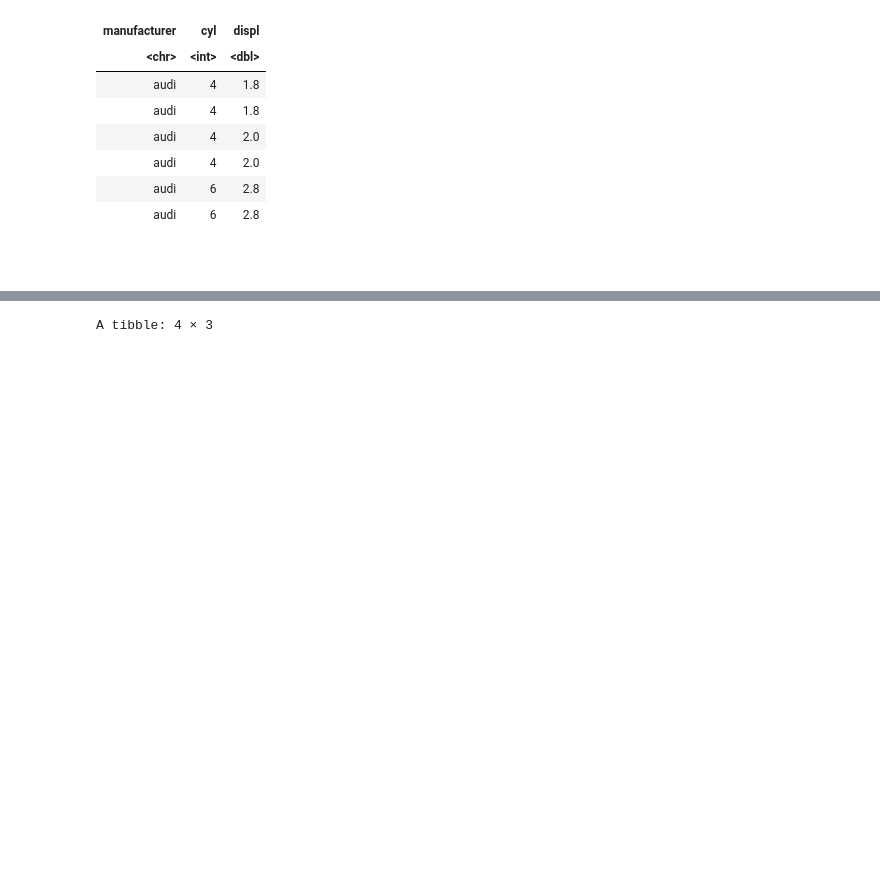
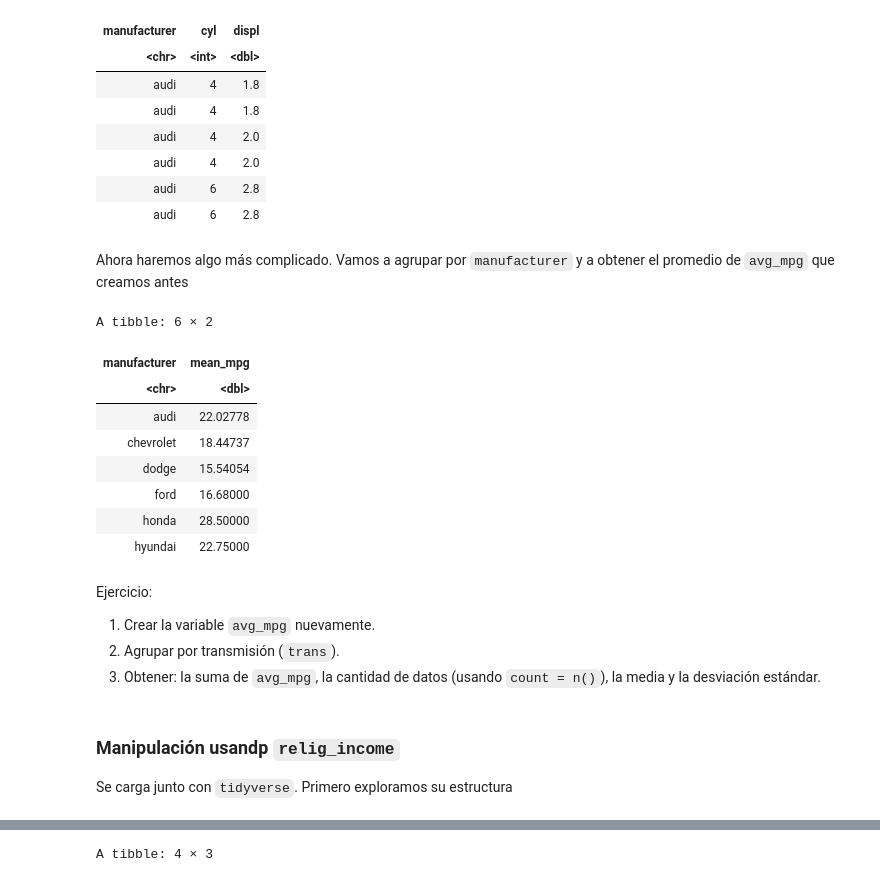
Before and after one commit to jealcalat/Analisis_multivariado-deprecated-, a Jupyter notebook: R_tutorials/data_wrangling_dplyr.ipynb, the cells around one changed output, grey strips where cells are left out. Saved outputs shown, nothing was run; the diff lists cells and outputs as text; code cells hidden in the pictures; blank space fills up the shorter version.

```diff
--- a/R_tutorials/data_wrangling_dplyr.ipynb
+++ b/R_tutorials/data_wrangling_dplyr.ipynb
@@ -142,8 +167,38 @@ A tibble: 6 × 3
 | audi | 4 | 2.0 |
 | audi | 6 | 2.8 |
 | audi | 6 | 2.8 |
-# %% [markdown]
-##
+# %% [markdown]
+Ahora haremos algo más complicado. Vamos a agrupar por `manufacturer` y a obtener el promedio de `avg_mpg` que creamos antes
+# %%
+mpg_summary <- mpg %>%
+  # crear la nueva variable
+  mutate(avg_mpg = (cty + hwy) / 2) %>%
+  # agrupar por manufacturer
+  group_by(manufacturer) %>%
+  # obtener el promedio de avg_mpg por manufacturer
+  summarise(mean_mpg = mean(avg_mpg))
+# imprimir las primeras 6 filas
+head(mpg_summary)
+# %% [output]
+A tibble: 6 × 2
+| manufacturer | mean_mpg |
+| <chr> | <dbl> |
+| audi | 22.02778 |
+| chevrolet | 18.44737 |
+| dodge | 15.54054 |
+| ford | 16.68000 |
+| honda | 28.50000 |
+| hyundai | 22.75000 |
+# %% [markdown]
+Ejercicio:
+
+1. Crear la variable `avg_mpg` nuevamente.
+2. Agrupar por transmisión (`trans`).
+3. Obtener: la suma de `avg_mpg`, la cantidad de datos (usando `count = n()`), la media y la desviación estándar.
+# %% [markdown]
+### Manipulación usandp  `relig_income`
+
+Se carga junto con `tidyverse`. Primero exploramos su estructura
 # %%
 # imprimir en consola y observar estructura de relig_income
 head(relig_income)
```
Also changed, not shown: parts of 29 cells of this notebook, 5 other files.
